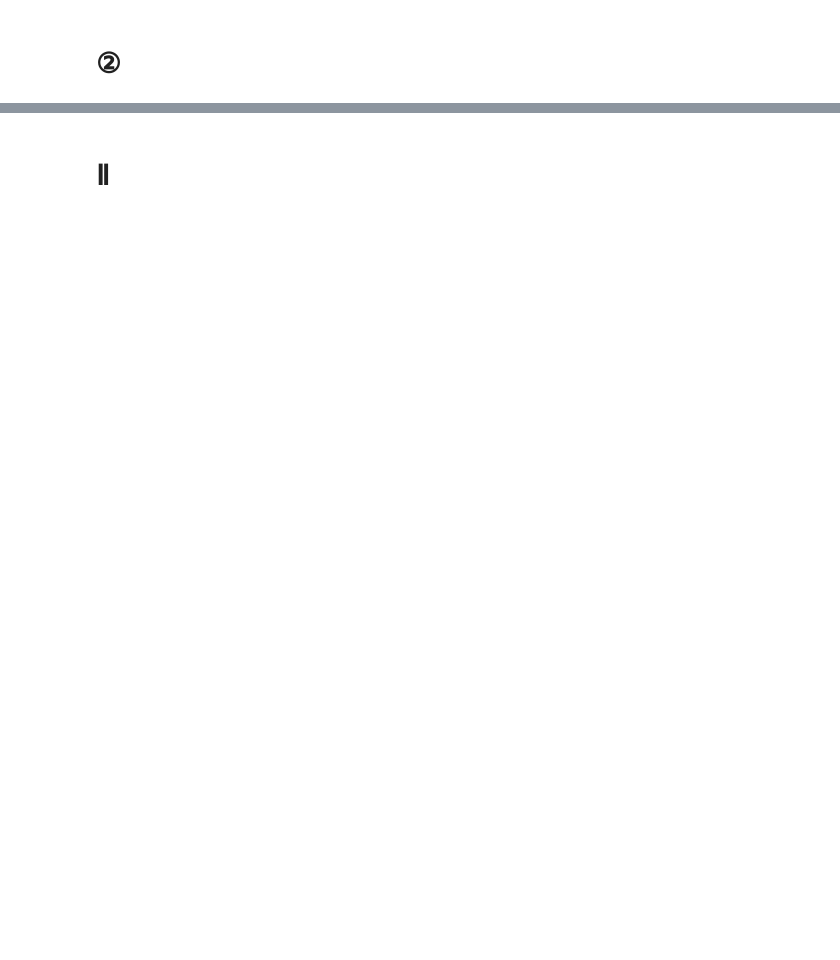
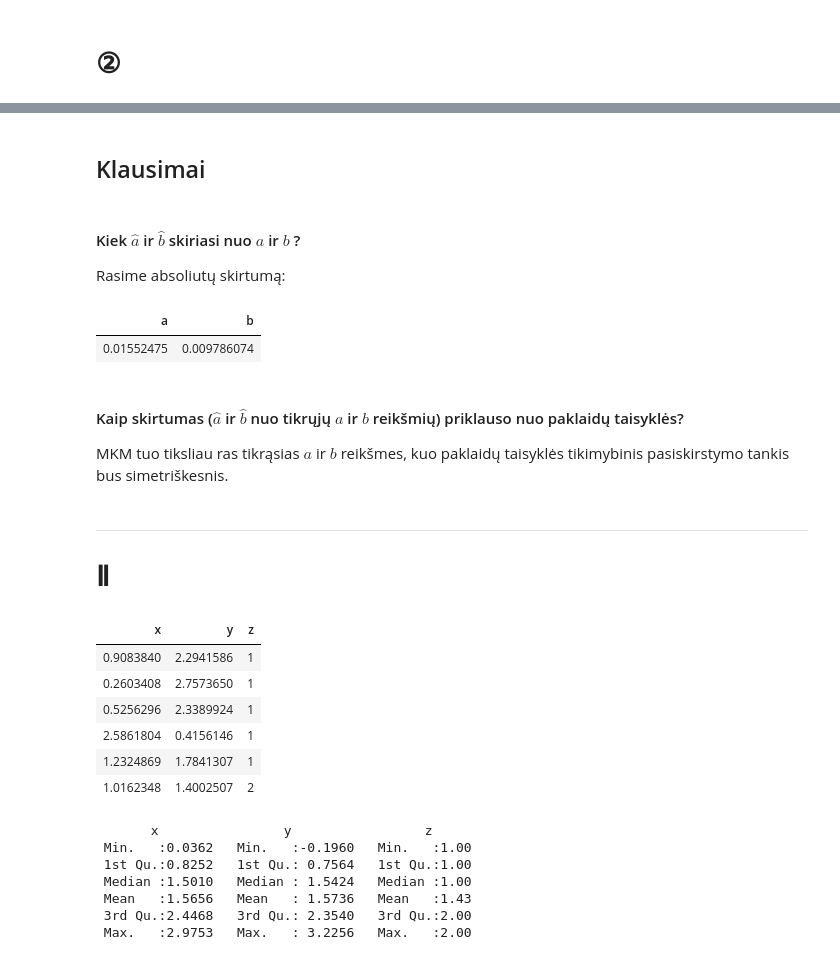
Before and after one commit to Elijas/regression-analysis-lab, a Jupyter notebook: 190903.ipynb, the cells around one changed output, grey strips where cells are left out. Saved outputs shown, nothing was run; the diff lists cells and outputs as text; code cells hidden in the pictures; blank space fills up the shorter version.

```diff
--- a/190903.ipynb
+++ b/190903.ipynb
@@ -37,0 +93,12 @@ a.ivert - a.tikr b ivert - b.tikr
+# %%
+fit_linear_model = function(x, y) {
+    stopifnot(length(x) == length(y))
+    n = length(x)
+
+    b = (n * sum(x*y) - sum(x) * sum(y)) / (n * sum(x^2) - sum(x)^2)
+    a = (sum(y) - b * sum(x)) / n
+
+    return(data.frame(a=a, b=b))
+}
+stopifnot(fit_linear_model(c(1,2,3), c(1,2,3)) == data.frame(a=0, b=1))
+stopifnot(fit_linear_model(c(1,2,3), c(3,5,7)) == data.frame(a=1, b=2))
@@ -38,2 +131,57 @@ a.ivert - a.tikr b ivert - b.tikr
+# %% [markdown]
+## Klausimai
+# %% [markdown]
+#### Kiek $\hat{a}$ ir $\hat{b}$ skiriasi nuo $a$ ir $b$ ?
+Rasime absoliutų skirtumą:
+# %%
+data.frame(a=abs(model$a - a), b=abs(model$b - b))
+# %% [output]
+| a | b |
+| 0.01552475 | 0.009786074 |
+# %% [markdown]
+#### Kaip skirtumas ($\hat{a}$ ir $\hat{b}$  nuo tikrųjų $a$ ir $b$ reikšmių) priklauso nuo paklaidų taisyklės?
+MKM tuo tiksliau ras tikrąsias $a$ ir $b$ reikšmes, kuo paklaidų taisyklės tikimybinis pasiskirstymo tankis bus simetriškesnis.
 # %% [markdown]
+---
+
 # Ⅱ
+# %%
+N = 100
+a = c(3, 0)
+b = c(-1, 1)
+x.min = 0
+x.max = 3
+z.prob = .4
+e.mean = 0
+e.sd = .2
+# %%
+get_dataset = function(n) {
+    x = runif(N, min = x.min, max = x.max)
+    z = 1 + rbinom(N, size = 1, prob = z.prob)
+    e = rnorm(N, mean = e.mean, sd = e.sd)
+    y = NA
+    y[z==1] = a[1] + b[1] * x[z==1] + e[z==1]
+    y[z==2] = a[2] + b[2] * x[z==2] + e[z==2]
+    return(data.frame(x=x, y=y, z=z))
+}
+
+D = get_dataset(N)
+
+# Show result
+head(D)
+summary(D)
+# %% [output]
+| x | y | z |
+| 0.9083840 | 2.2941586 | 1 |
+| 0.2603408 | 2.7573650 | 1 |
+| 0.5256296 | 2.3389924 | 1 |
+| 2.5861804 | 0.4156146 | 1 |
+| 1.2324869 | 1.7841307 | 1 |
+| 1.0162348 | 1.4002507 | 2 |
+       x                y                 z
+ Min.   :0.0362   Min.   :-0.1960   Min.   :1.00
+ 1st Qu.:0.8252   1st Qu.: 0.7564   1st Qu.:1.00
+ Median :1.5010   Median : 1.5424   Median :1.00
+ Mean   :1.5656   Mean   : 1.5736   Mean   :1.43
+ 3rd Qu.:2.4468   3rd Qu.: 2.3540   3rd Qu.:2.00
+ Max.   :2.9753   Max.   : 3.2256   Max.   :2.00
```
Also changed, not shown: parts of 26 cells of this notebook.
